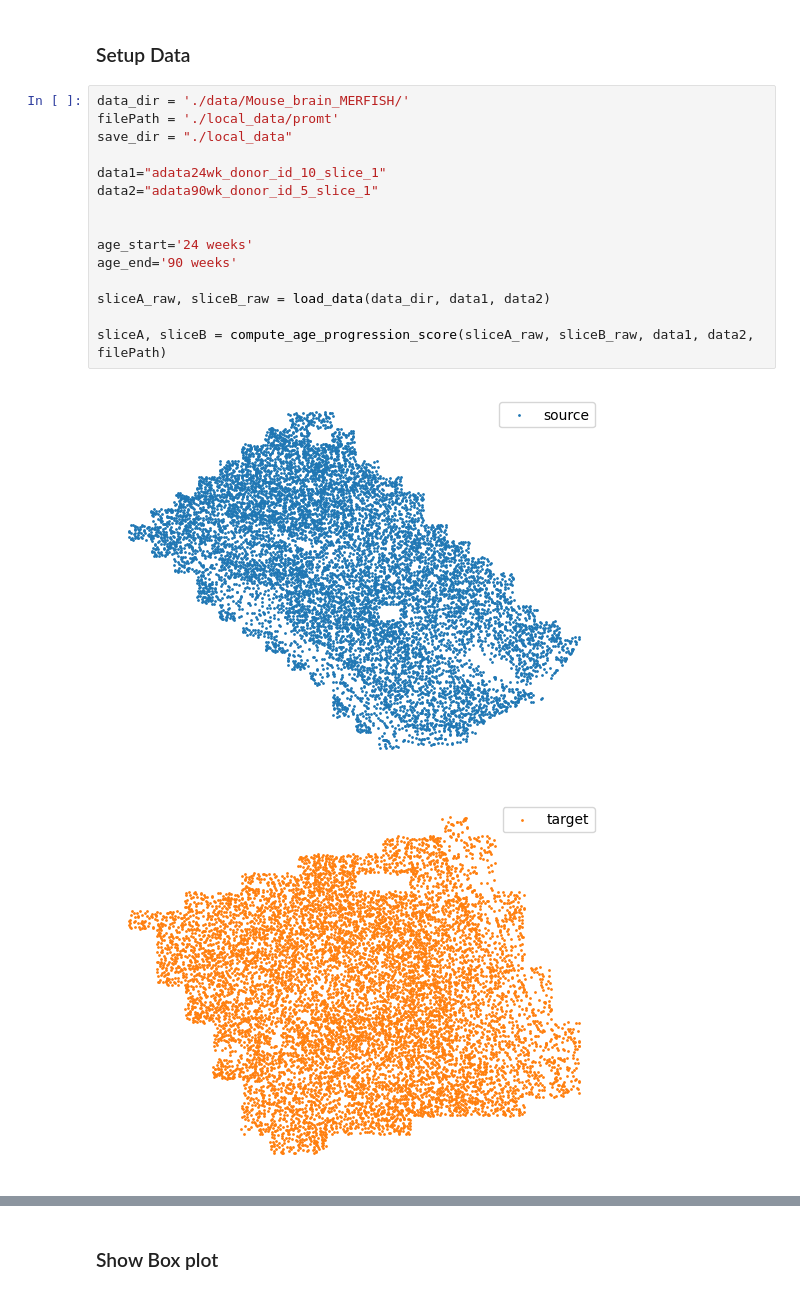
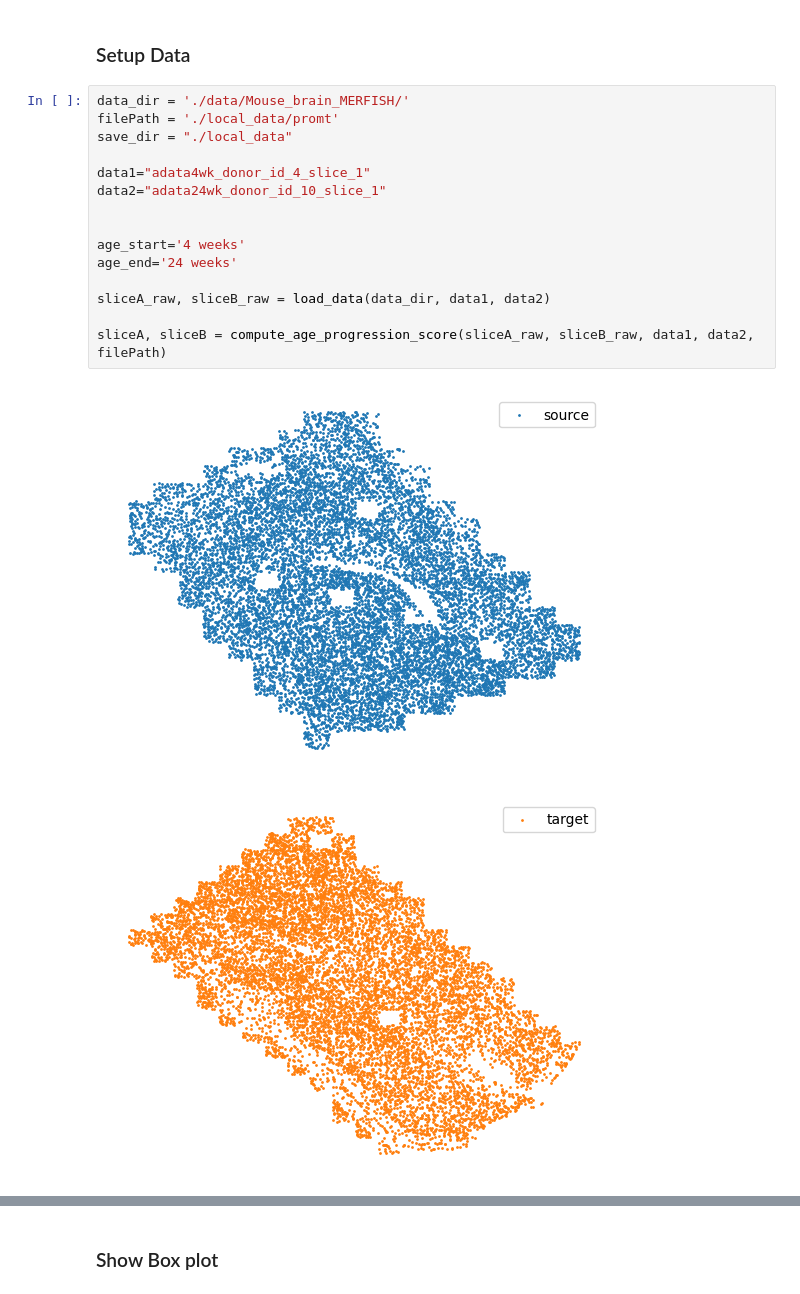
Before and after one commit to anupbhowmik/promt, a Jupyter notebook: downstream_analysis.ipynb, the cells around one changed output, grey strips where cells are left out. Drawn from its saved outputs; the diff is of its cells as text.

```diff
--- a/downstream_analysis.ipynb
+++ b/downstream_analysis.ipynb
@@ -424,21 +423,21 @@ def save_top_correlated_genes(slice, sliceName, save_dir):
 # %%
 data_dir = './data/Mouse_brain_MERFISH/'
 filePath = './local_data/promt'
 save_dir = "./local_data"
 
-data1="adata24wk_donor_id_10_slice_1"
-data2="adata90wk_donor_id_5_slice_1"
+data1="adata4wk_donor_id_4_slice_1"
+data2="adata24wk_donor_id_10_slice_1"
 
 
-age_start='24 weeks'
-age_end='90 weeks'
+age_start='4 weeks'
+age_end='24 weeks'
 
 sliceA_raw, sliceB_raw = load_data(data_dir, data1, data2)
 
 sliceA, sliceB = compute_age_progression_score(sliceA_raw, sliceB_raw, data1, data2, filePath)
 # %% [output]
-[figure, old version]
+[figure, new version]
-[figure, old version]
+[figure, new version]
 # %%
 save_top_correlated_genes(sliceA, data1, save_dir)
 save_top_correlated_genes(sliceB, data2, save_dir)
```
Also changed, not shown: parts of 5 cells of this notebook, 1 other file.
